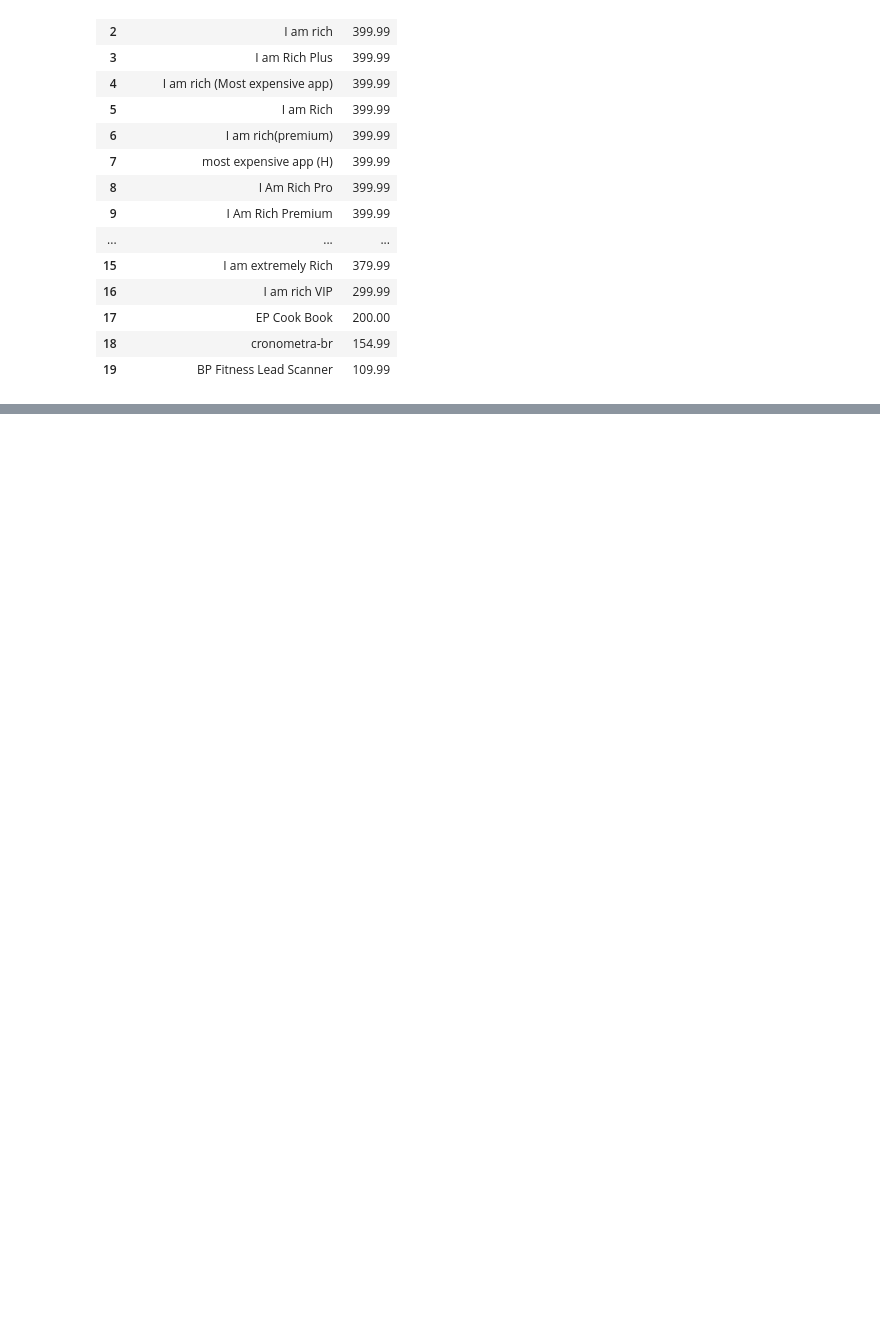
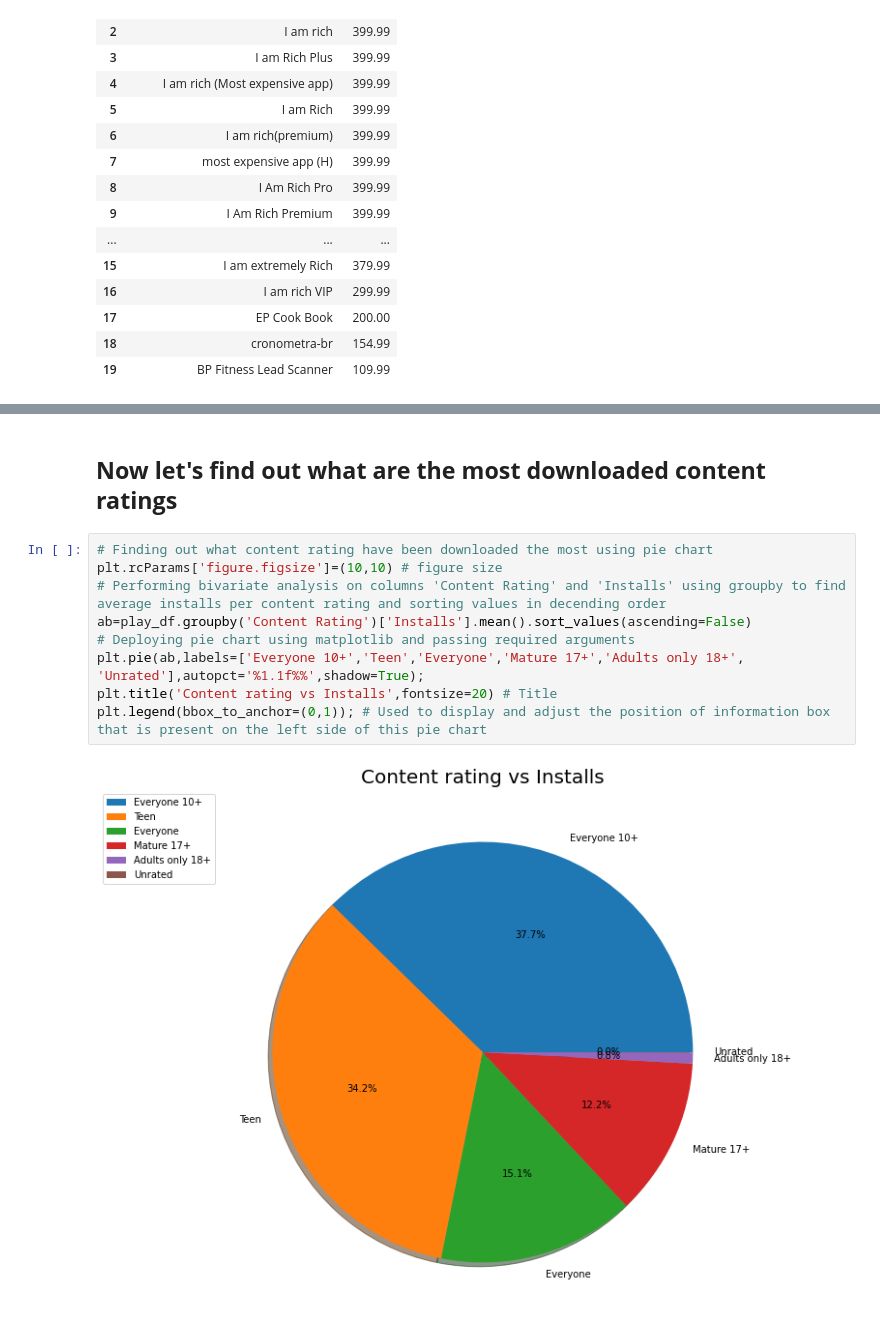
Before and after one commit to amol004/Google-Play-Store-EDA, a Jupyter notebook: Capstone_project_Google_play_store_review_analysis_(EDA)_Notebook_{Amol_Thakur}.ipynb, the cells around one changed output, grey strips where cells are left out. Saved outputs shown, nothing was run; the diff lists cells and outputs as text; blank space fills up the shorter version.

```diff
--- a/Capstone_project_Google_play_store_review_analysis_(EDA)_Notebook_{Amol_Thakur}.ipynb
+++ b/Capstone_project_Google_play_store_review_analysis_(EDA)_Notebook_{Amol_Thakur}.ipynb
@@ -528,0 +615,13 @@ cc.reset_index()
+# %% [markdown]
+## **Now let's find out what are the most downloaded content ratings**
+# %%
+# Finding out what content rating have been downloaded the most using pie chart
+plt.rcParams['figure.figsize']=(10,10) # figure size
+# Performing bivariate analysis on columns 'Content Rating' and 'Installs' using groupby to find average installs per content rating and sorting values in decending order
+ab=play_df.groupby('Content Rating')['Installs'].mean().sort_values(ascending=False)
+# Deploying pie chart using matplotlib and passing required arguments
+plt.pie(ab,labels=['Everyone 10+','Teen','Everyone','Mature 17+','Adults only 18+', 'Unrated'],autopct='%1.1f%%',shadow=True);
+plt.title('Content rating vs Installs',fontsize=20) # Title
+plt.legend(bbox_to_anchor=(0,1)); # Used to display and adjust the position of information box that is present on the left side of this pie chart
+# %% [output]
+[figure, added]
```
Also changed, not shown: parts of 48 cells of this notebook.
